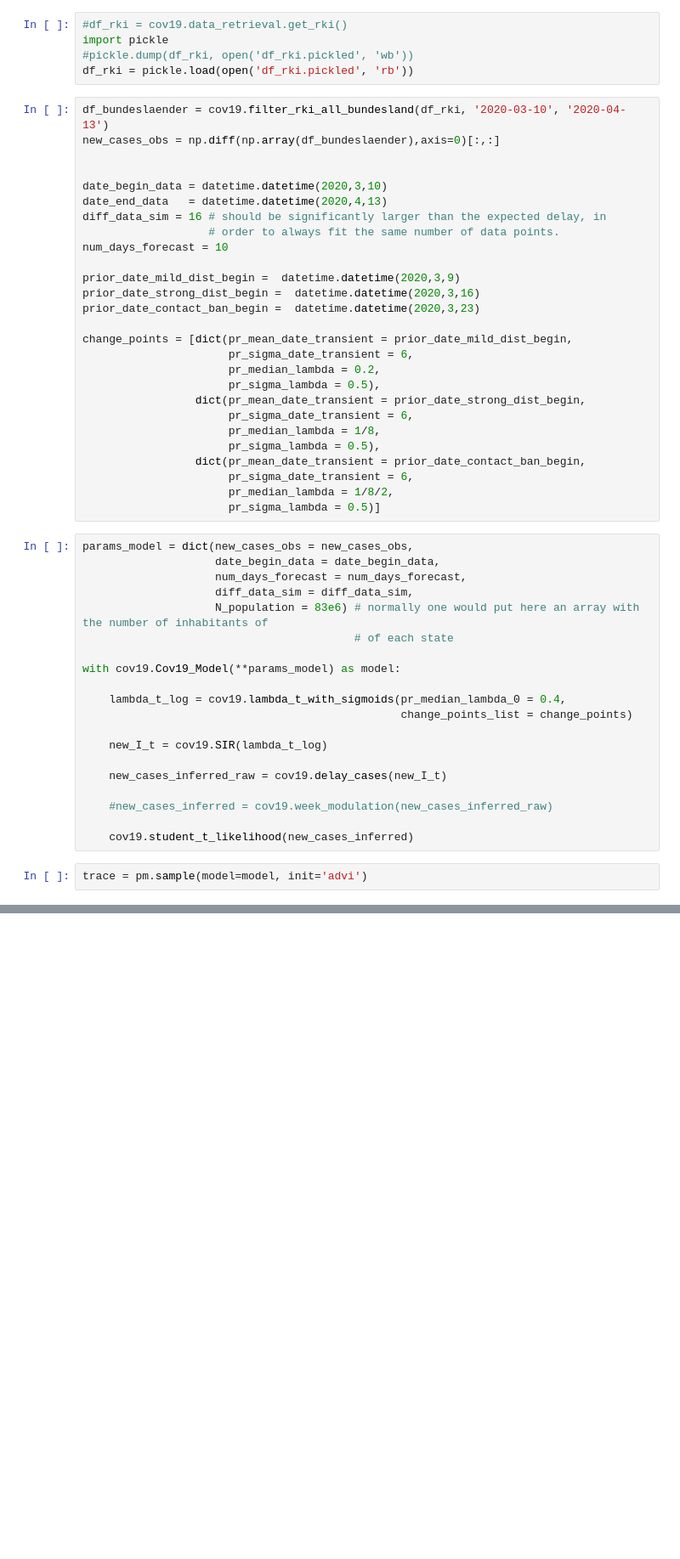
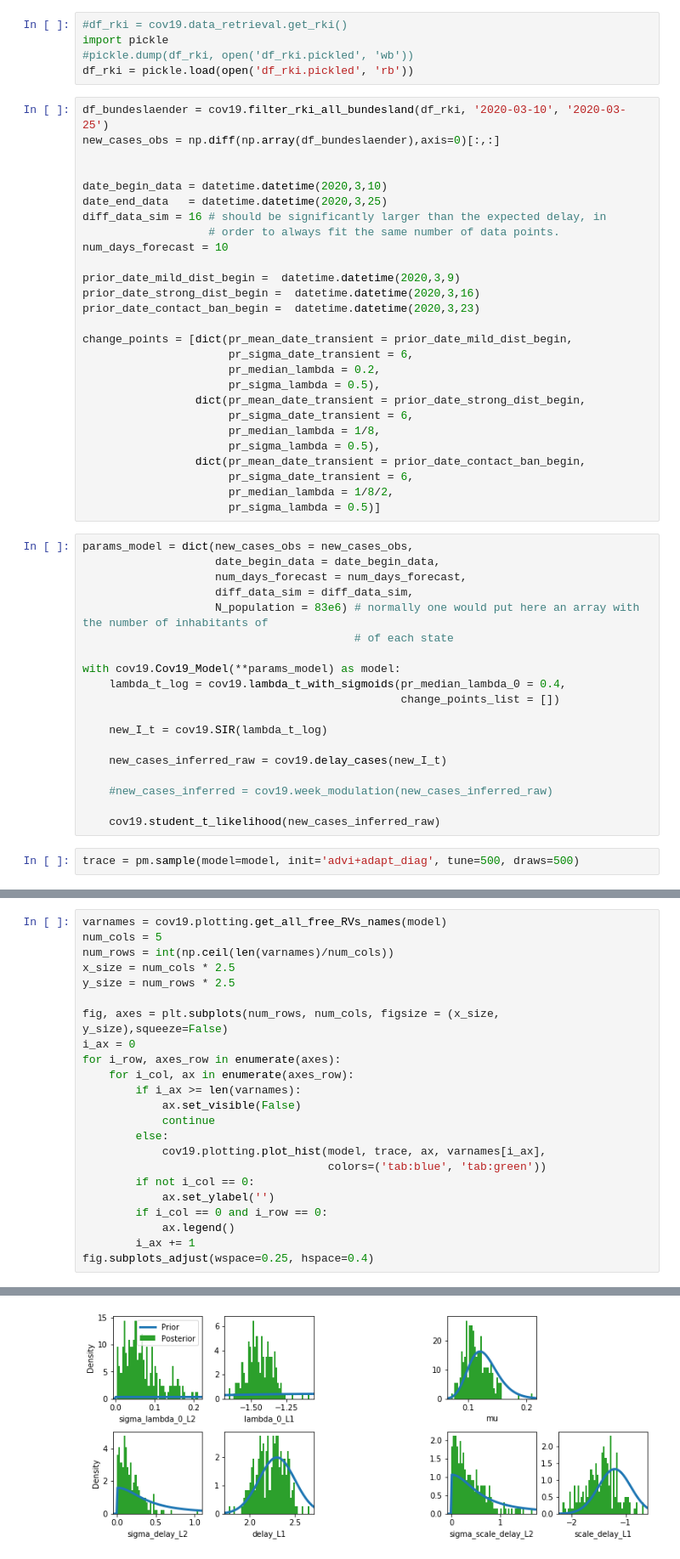
Before and after one commit to Priesemann-Group/covid19_inference, a Jupyter notebook: scripts/example_bundeslaender.ipynb, the cells around one changed output, grey strips where cells are left out. Shown: that part at 85% size. Cells and saved outputs as stored; diff of their text form; blank space fills up the shorter version.

Commit message:
Hierarchical modeling should work now

```diff
--- a/scripts/example_bundeslaender.ipynb
+++ b/scripts/example_bundeslaender.ipynb
@@ -28,12 +27,12 @@ import pickle
 #pickle.dump(df_rki, open('df_rki.pickled', 'wb'))
 df_rki = pickle.load(open('df_rki.pickled', 'rb'))
 # %%
-df_bundeslaender = cov19.filter_rki_all_bundesland(df_rki, '2020-03-10', '2020-04-13')
+df_bundeslaender = cov19.filter_rki_all_bundesland(df_rki, '2020-03-10', '2020-03-25')
 new_cases_obs = np.diff(np.array(df_bundeslaender),axis=0)[:,:]
 
 
 date_begin_data = datetime.datetime(2020,3,10)
-date_end_data   = datetime.datetime(2020,4,13)
+date_end_data   = datetime.datetime(2020,3,25)
 diff_data_sim = 16 # should be significantly larger than the expected delay, in
                    # order to always fit the same number of data points.
 num_days_forecast = 10
@@ -63,9 +62,8 @@ params_model = dict(new_cases_obs = new_cases_obs,
                                          # of each state
 
 with cov19.Cov19_Model(**params_model) as model:
-
     lambda_t_log = cov19.lambda_t_with_sigmoids(pr_median_lambda_0 = 0.4,
-                                                change_points_list = change_points)
+                                                change_points_list = [])
 
     new_I_t = cov19.SIR(lambda_t_log)
 
@@ -73,7 +71,7 @@ with cov19.Cov19_Model(**params_model) as model:
 
     #new_cases_inferred = cov19.week_modulation(new_cases_inferred_raw)
 
-    cov19.student_t_likelihood(new_cases_inferred)
+    cov19.student_t_likelihood(new_cases_inferred_raw)
 # %%
-trace = pm.sample(model=model, init='advi')
+trace = pm.sample(model=model, init='advi+adapt_diag', tune=500, draws=500)
 # %% [output]
@@ -90,0 +89,24 @@ The estimated number of effective samples is smaller than 200 for some parameter
+# %%
+varnames = cov19.plotting.get_all_free_RVs_names(model)
+num_cols = 5
+num_rows = int(np.ceil(len(varnames)/num_cols))
+x_size = num_cols * 2.5
+y_size = num_rows * 2.5
+
+fig, axes = plt.subplots(num_rows, num_cols, figsize = (x_size, y_size),squeeze=False)
+i_ax = 0
+for i_row, axes_row in enumerate(axes):
+    for i_col, ax in enumerate(axes_row):
+        if i_ax >= len(varnames):
+            ax.set_visible(False)
+            continue
+        else:
+            cov19.plotting.plot_hist(model, trace, ax, varnames[i_ax],
+                                     colors=('tab:blue', 'tab:green'))
+        if not i_col == 0:
+            ax.set_ylabel('')
+        if i_col == 0 and i_row == 0:
+            ax.legend()
+        i_ax += 1
+fig.subplots_adjust(wspace=0.25, hspace=0.4)
+# %% [output]
@@ -90,0 +118 @@ The estimated number of effective samples is smaller than 200 for some parameter
+[figure, added]
```
Also changed, not shown: parts of 3 cells of this notebook, 2 other files.
